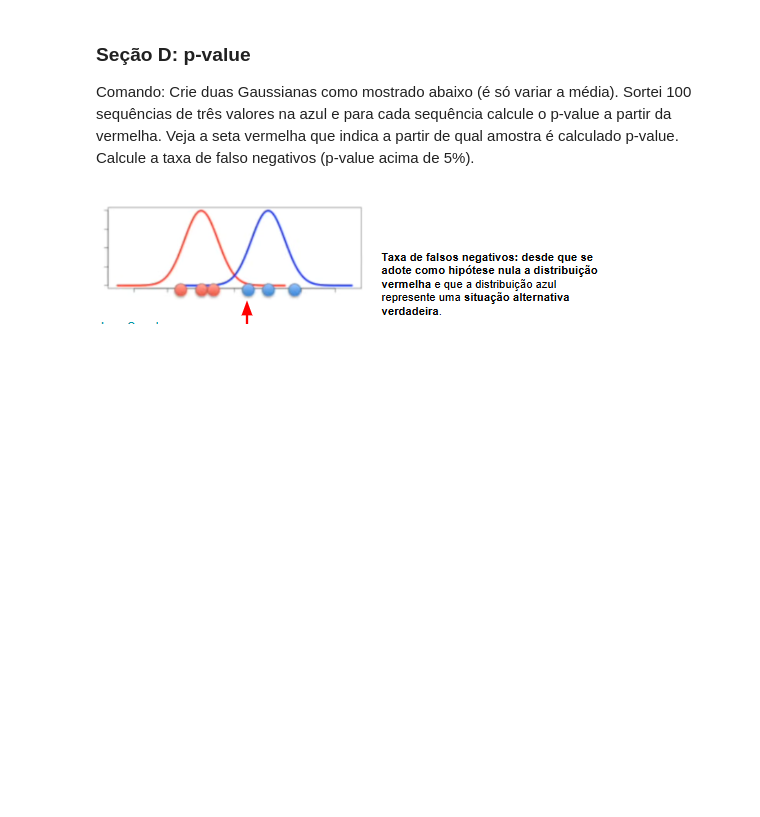
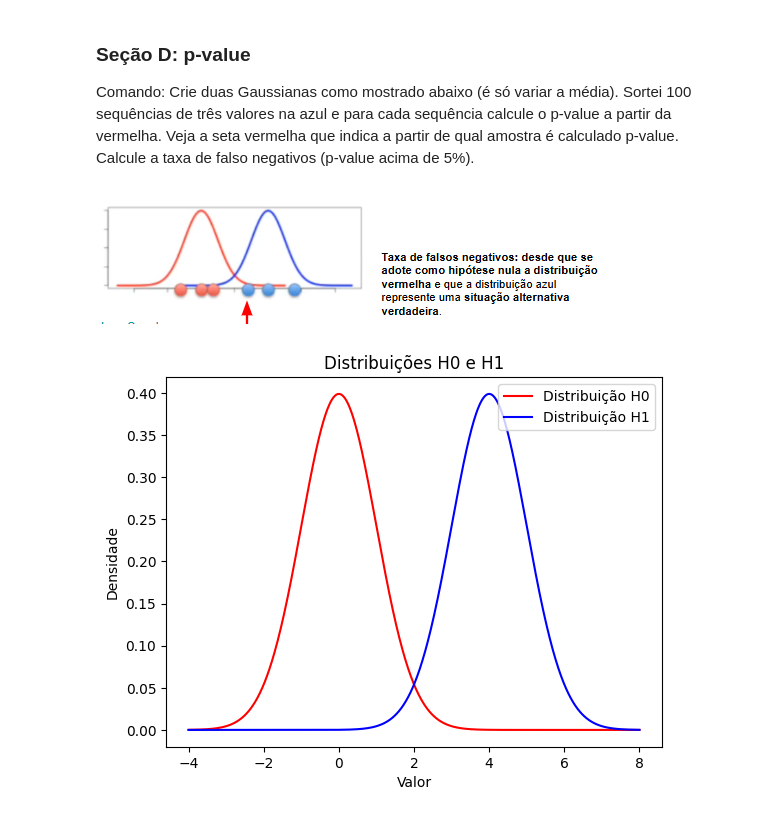
Before and after one commit to PauloLucena2022/Atividade-01---LLM-e-Estat-stica, a Jupyter notebook: Colab Notebook/Atividade_1.ipynb, the cells around one changed output. Cells and saved outputs as stored; diff of their text form; code cells hidden in the pictures; blank space fills up the shorter version.

```diff
--- a/Colab Notebook/Atividade_1.ipynb
+++ b/Colab Notebook/Atividade_1.ipynb
@@ -660,0 +659,22 @@ Comando: Crie duas Gaussianas como mostrado abaixo (é só variar a média). Sor
+# %%
+# Criando duas Gaussianas
+media_vermelha = 0
+media_azul = 4
+desvio_padrao = 1
+
+x_min = min(media_vermelha, media_azul) - 4 * desvio_padrao
+x_max = max(media_vermelha, media_azul) + 4 * desvio_padrao
+x = np.linspace(x_min, x_max, 1000)
+
+y_vermelho = norm.pdf(x, media_vermelha, desvio_padrao)
+y_azul = norm.pdf(x, media_azul, desvio_padrao)
+
+plt.plot(x, y_vermelho, color = 'red', label = 'Distribuição H0')
+plt.plot(x, y_azul, color = 'blue', label = 'Distribuição H1')
+plt.xlabel('Valor')
+plt.legend()
+plt.ylabel('Densidade')
+plt.title('Distribuições H0 e H1')
+plt.show()
+# %% [output]
+[figure, added]
```
Also changed, not shown: parts of 7 cells of this notebook.
